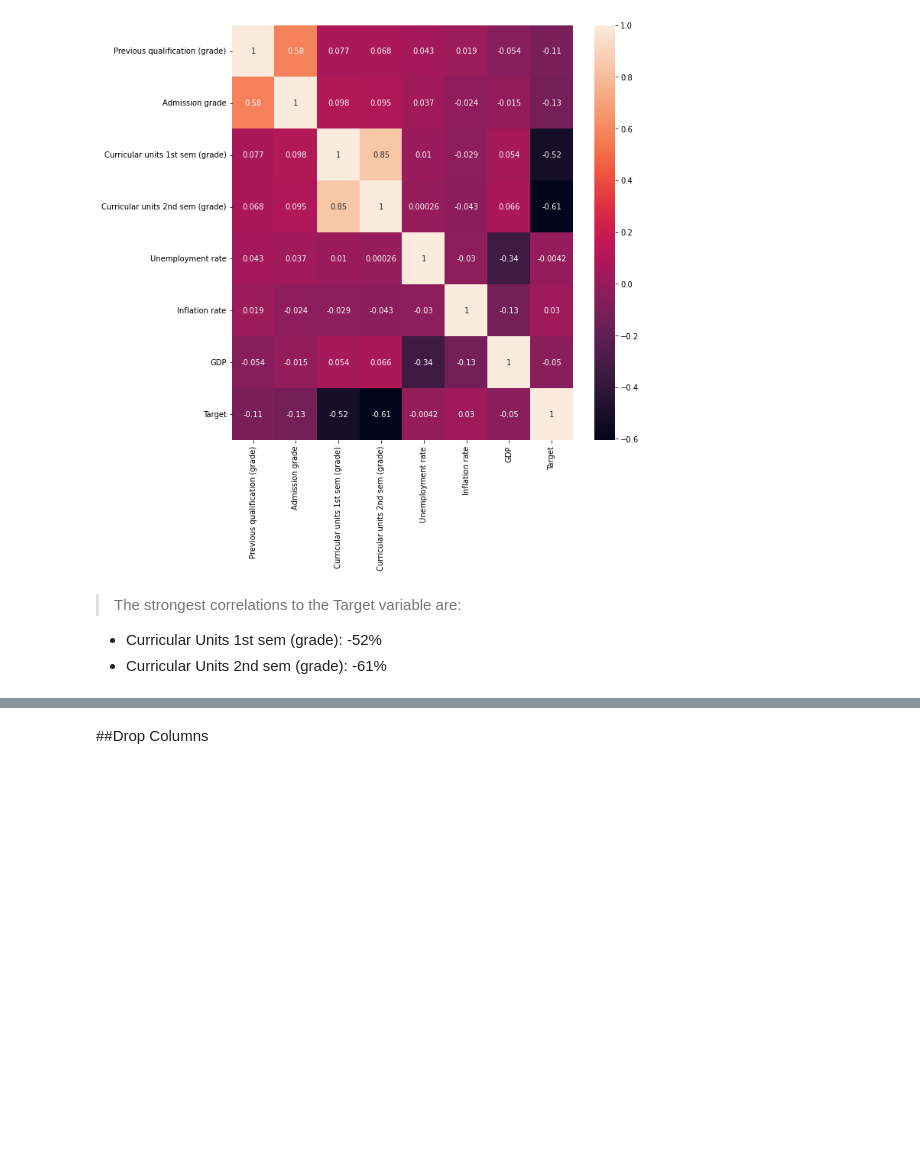
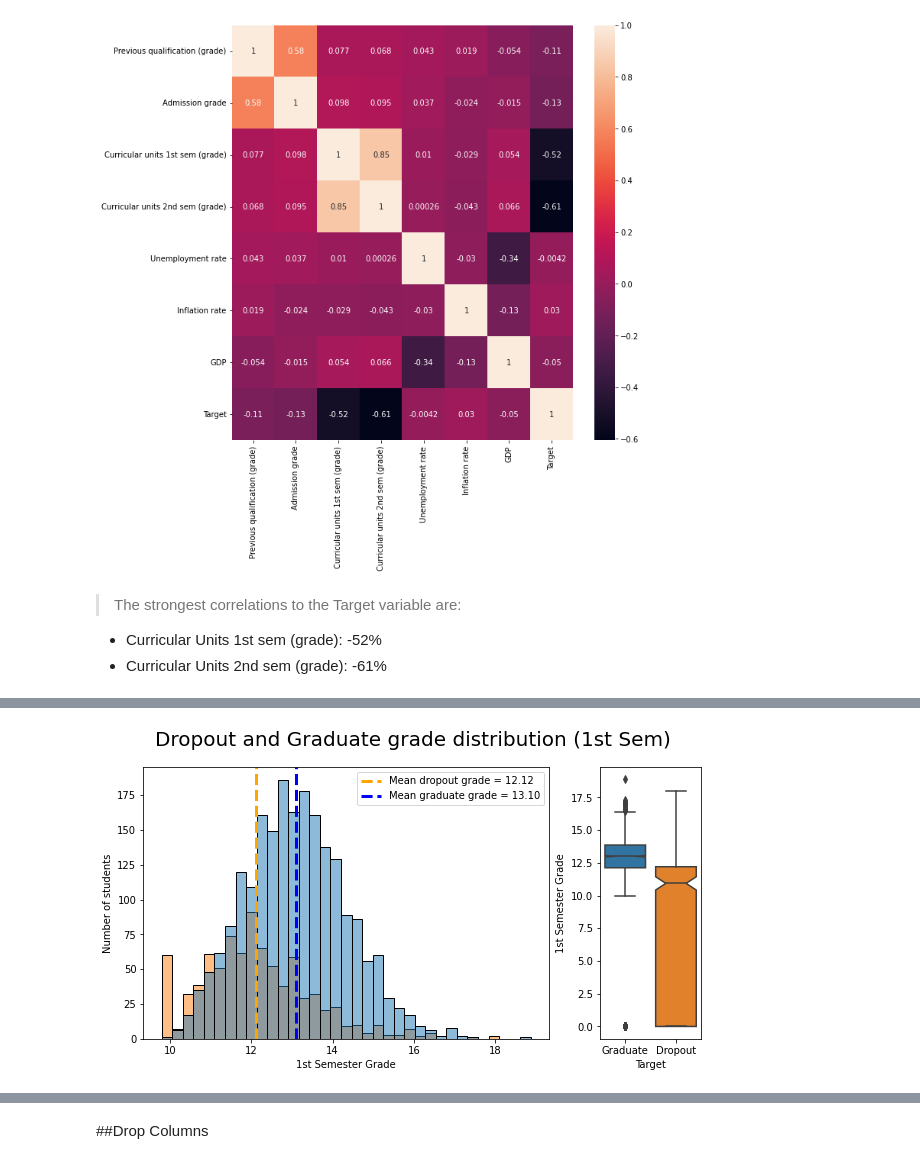
Before and after one commit to jonmessier/Project-2, a Jupyter notebook: Project_2_Part_4_Student_Dropout_Rate.ipynb, the cells around one changed output, grey strips where cells are left out. Drawn from its saved outputs; the diff is of its cells as text; code cells hidden in the pictures; blank space fills up the shorter version.

```diff
--- a/Project_2_Part_4_Student_Dropout_Rate.ipynb
+++ b/Project_2_Part_4_Student_Dropout_Rate.ipynb
@@ -715,0 +740,9 @@ sns.heatmap(df.corr(), annot=True, ax=ax);
+# %%
+df2 = df.loc[df["Curricular units 1st sem (grade)"]>0]
+df3 = df.loc[df["Curricular units 2nd sem (grade)"]>0]
+#Graduates
+#print(f'Graduates 1st Semester: \n {df2.loc[df2["Target"]==0]["Curricular units 1st sem (grade)"].describe()}\n')
+#print(f'Graduates 2nd Semester: \n {df3.loc[df3["Target"]==0]["Curricular units 2nd sem (grade)"].describe()}\n')
+
+print(f'Dropouts 1st Semester: \n {df2.loc[df2["Target"]==1]["Curricular units 1st sem (grade)"].describe()}\n')
+print(f'Dropouts 2nd Semester: \n {df3.loc[df3["Target"]==1]["Curricular units 2nd sem (grade)"].describe()}\n')
@@ -715,0 +767,26 @@ sns.heatmap(df.corr(), annot=True, ax=ax);
+# %%
+fig, ax = plt.subplots(ncols=2, figsize=(10,5),
+                       gridspec_kw={'width_ratios':[0.8,0.2]})
+p1 = sns.histplot(data=df2, x="Curricular units 1st sem (grade)", hue='Target', ax=ax[0])
+p1.set_xlabel('1st Semester Grade')
+p1.set_ylabel('Number of students')
+#Mean grades for dropouts and graduates
+drop_m_grade=df2.loc[df2['Target']==1]["Curricular units 1st sem (grade)"].mean()
+grad_m_grade=df2.loc[df2['Target']==0]["Curricular units 1st sem (grade)"].mean()
+ax[0].axvline(drop_m_grade,color='orange', ls='--', lw=3,
+            label=f"Mean dropout grade = {drop_m_grade:,.2f}");
+ax[0].axvline(grad_m_grade,color='blue', ls='--', lw=3,
+            label=f"Mean graduate grade = {grad_m_grade:,.2f}");
+
+ax[0].legend()
+
+#Show a boxplot distribution of grades
+p2 = sns.boxplot(data=df,y="Curricular units 1st sem (grade)",
+                 x='Target', ax=ax[1], notch = True)
+p2.set_ylabel('1st Semester Grade')
+p2.set_xticklabels(['Graduate','Dropout'])
+
+fig.suptitle("Dropout and Graduate grade distribution (1st Sem)", fontsize=20)
+plt.show(fig)
+# %% [output]
+[figure, added]
```
Also changed, not shown: parts of 21 cells of this notebook.
